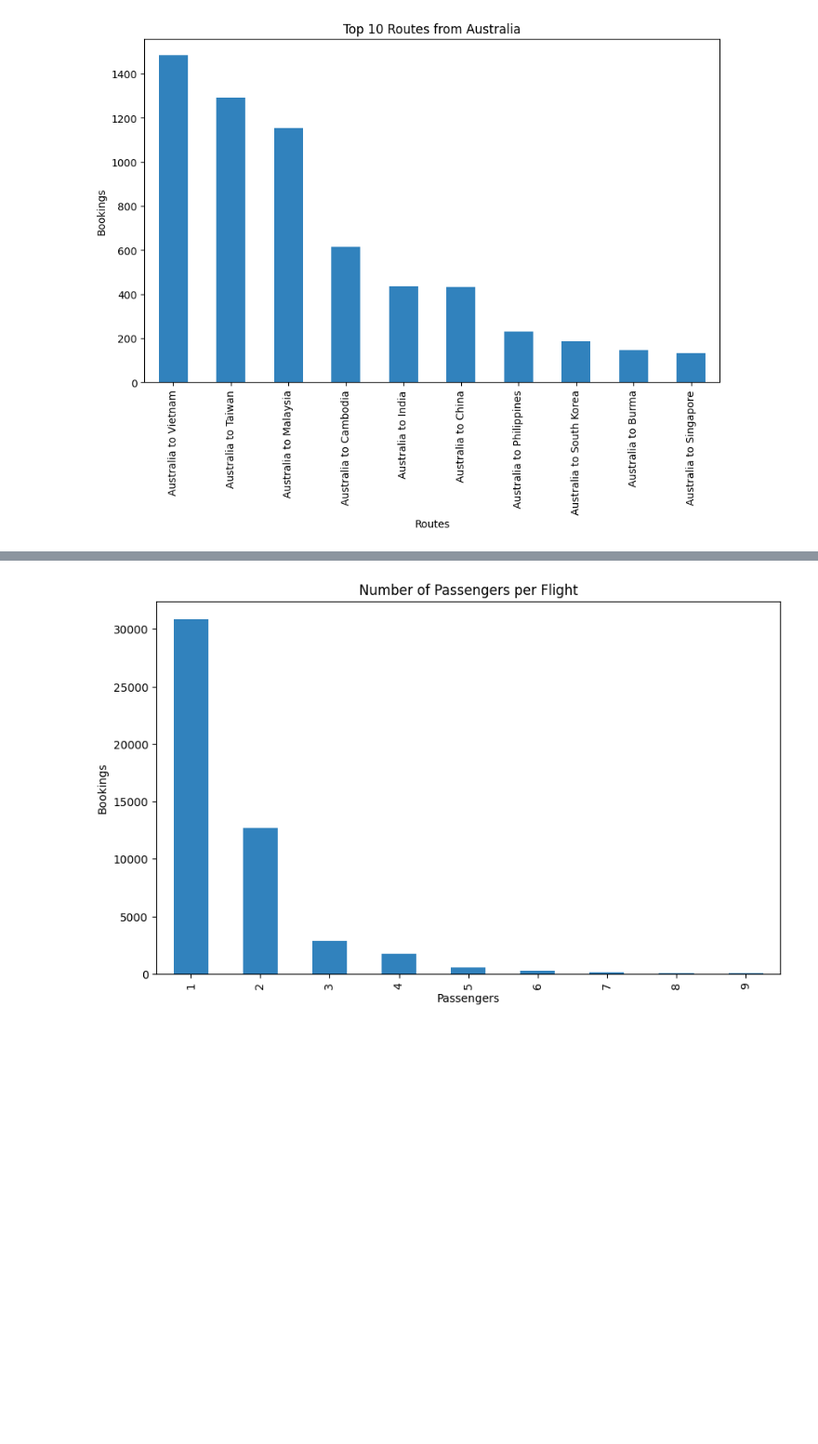
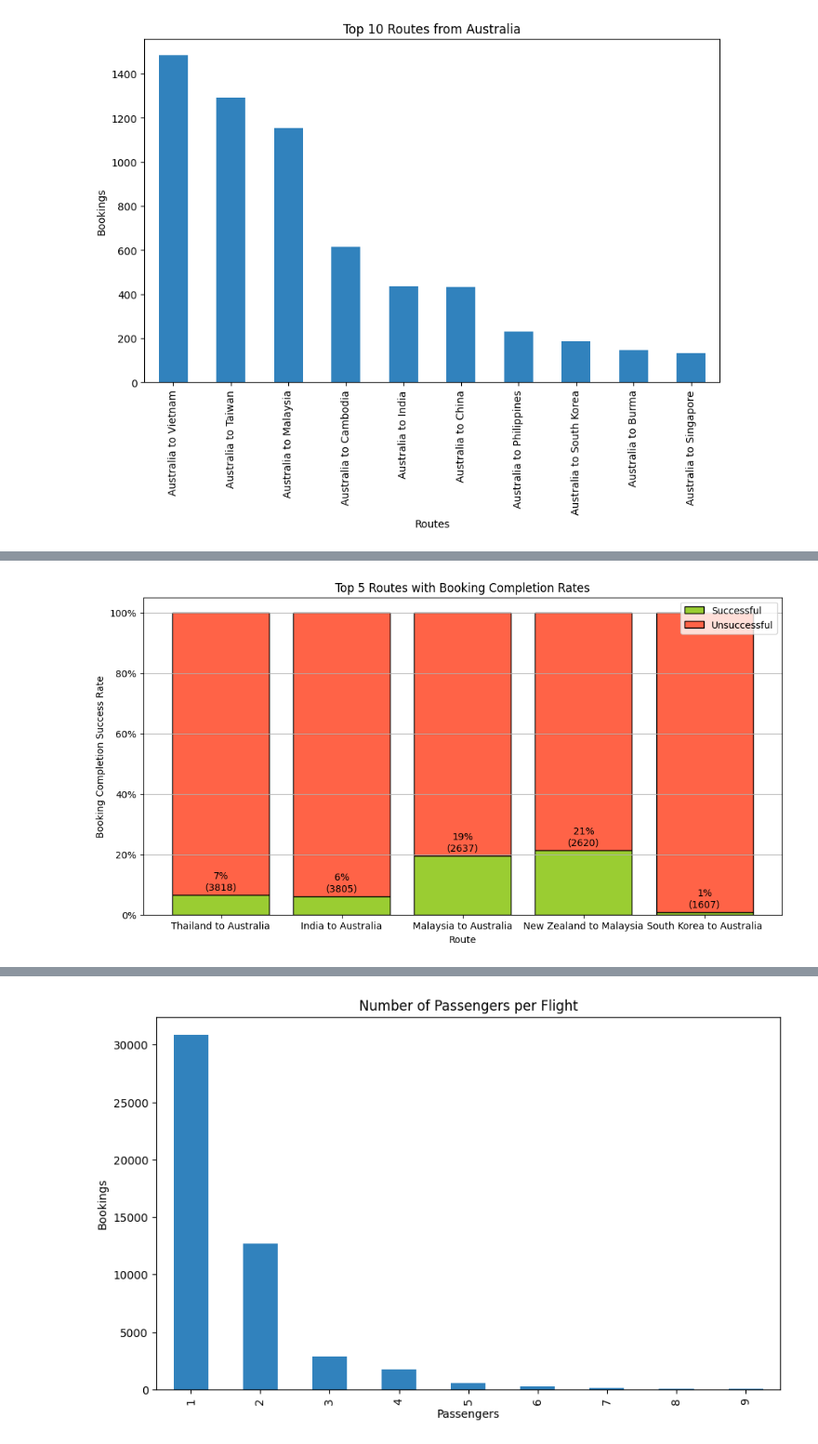
Before and after one commit to qichsia/python, a Jupyter notebook: final_proj/02_data_analysis_cleaned.ipynb, the cells around one changed output, grey strips where cells are left out. Shown at 93% size. Cells and saved outputs as stored; diff of their text form; code cells hidden in the pictures; blank space fills up the shorter version.

```diff
--- a/final_proj/02_data_analysis_cleaned.ipynb
+++ b/final_proj/02_data_analysis_cleaned.ipynb
@@ -259,0 +363,4 @@ plot_top_routes_by_country(df,10,None,'Australia')
+# %%
+plot_booking_completion_rates_lowest(df)
+# %% [output]
+[figure, added]
```
Also changed, not shown: parts of 18 cells of this notebook, 1 other file.
